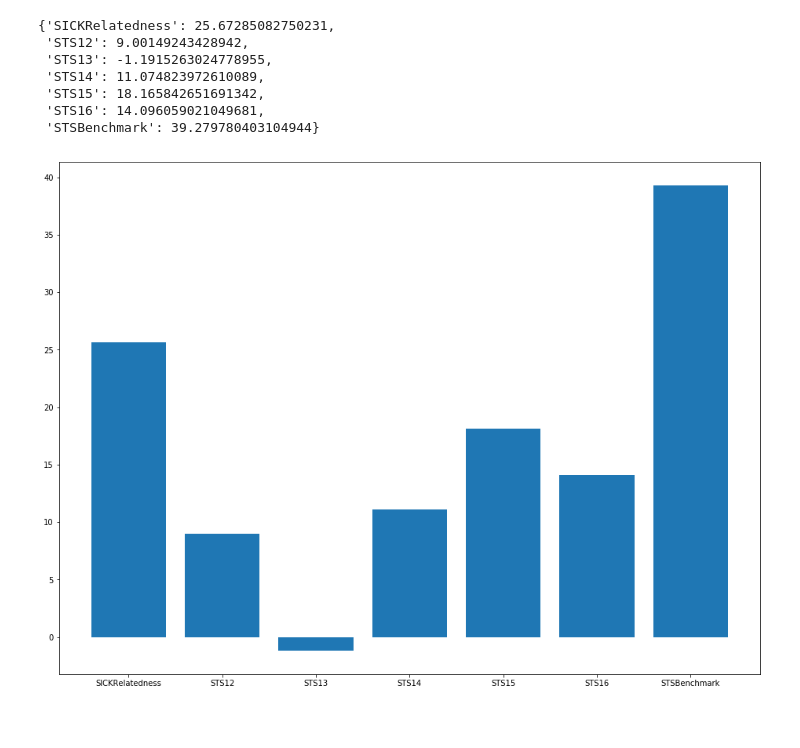
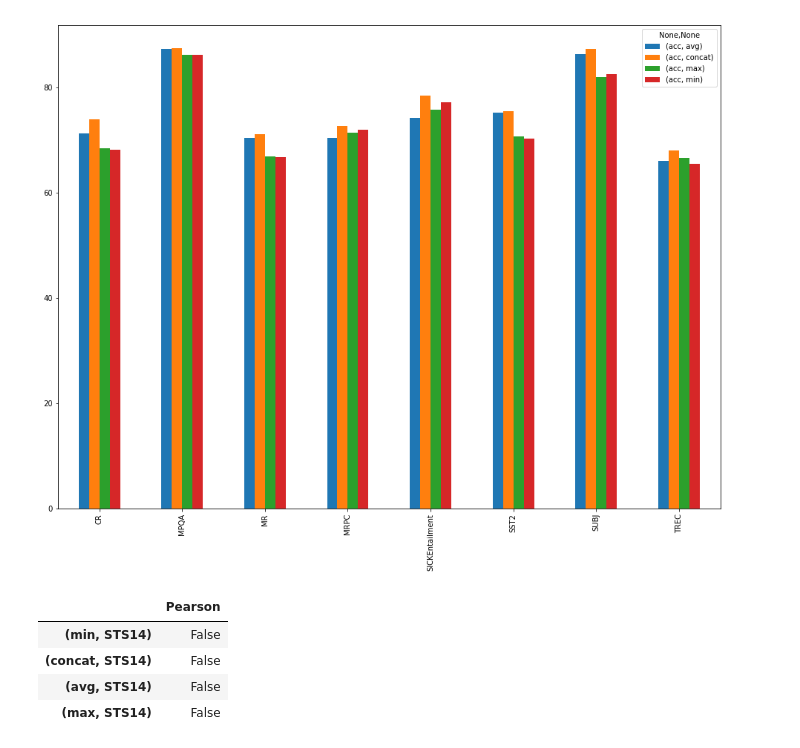
Before and after one commit to samarthbhargav/unsupervised-language-learning, a Jupyter notebook: practical-3/viz.ipynb, the cells around one changed output. Saved outputs shown, nothing was run; the diff lists cells and outputs as text; code cells hidden in the pictures; blank space fills up the shorter version.

```diff
--- a/practical-3/viz.ipynb
+++ b/practical-3/viz.ipynb
@@ -76,15 +82,13 @@ for key, value in STS_dict.items():
-# %%
-STS_updated_dict
-# %% [output]
-{'SICKRelatedness': 25.67285082750231,
- 'STS12': 9.00149243428942,
- 'STS13': -1.1915263024778955,
- 'STS14': 11.074823972610089,
- 'STS15': 18.165842651691342,
- 'STS16': 14.096059021049681,
- 'STSBenchmark': 39.279780403104944}
-# %%
-plt.bar(*zip(*sorted(STS_updated_dict.items())))
-plt.show()
-# %% [output]
-[figure, removed]
+# %%
+ClassificationTask_eam.unstack(level=0).plot(kind='bar', subplots=False)
+plt.show()
+# %% [output]
+[figure, added]
+# %%
+STS_eam == STS_sgm
+# %% [output]
+|  | Pearson |
+| (min, STS14) | False |
+| (concat, STS14) | False |
+| (avg, STS14) | False |
+| (max, STS14) | False |
```
Also changed, not shown: parts of 18 cells of this notebook.
